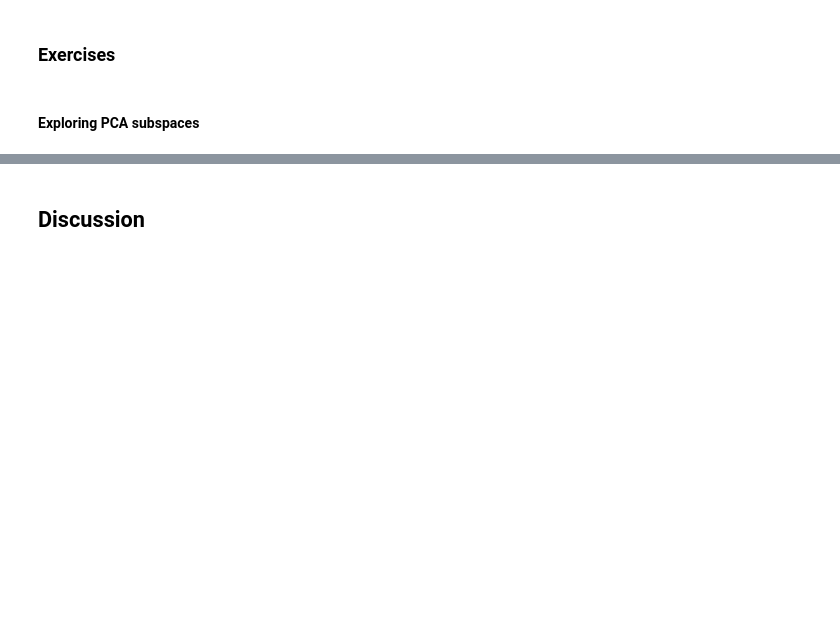
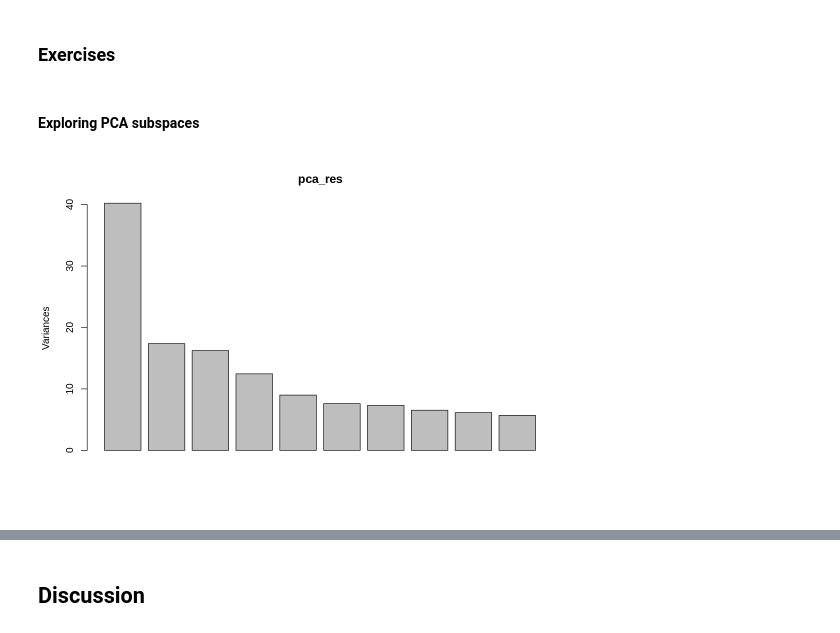
Before and after one commit to pachterlab/kallistobustools, a Jupyter notebook: notebooks/kb_QC.ipynb, the cells around one changed output, grey strips where cells are left out. Saved outputs shown, nothing was run; the diff lists cells and outputs as text; code cells hidden in the pictures; blank space fills up the shorter version.

```diff
--- a/notebooks/kb_QC.ipynb
+++ b/notebooks/kb_QC.ipynb
@@ -158,5 +172,7 @@ ggplot(df2, aes(nCount, nGene)) +
 # Log normalize, the Seurat way
 norm_mat <- log1p(sweep(mat, 1, df2$nCount, FUN = "/") * 1e4)
 # %%
-{pca_res <- rpca(norm_mat, k = 15) # scales and centers by default
-ggscreeplot(pca_res)}
+{pca_res <- prcomp_irlba(norm_mat, n = 15) # scales and centers by default
+plot(pca_res)}
+# %% [output]
+[figure, added]
```
Also changed, not shown: parts of 18 cells of this notebook.
